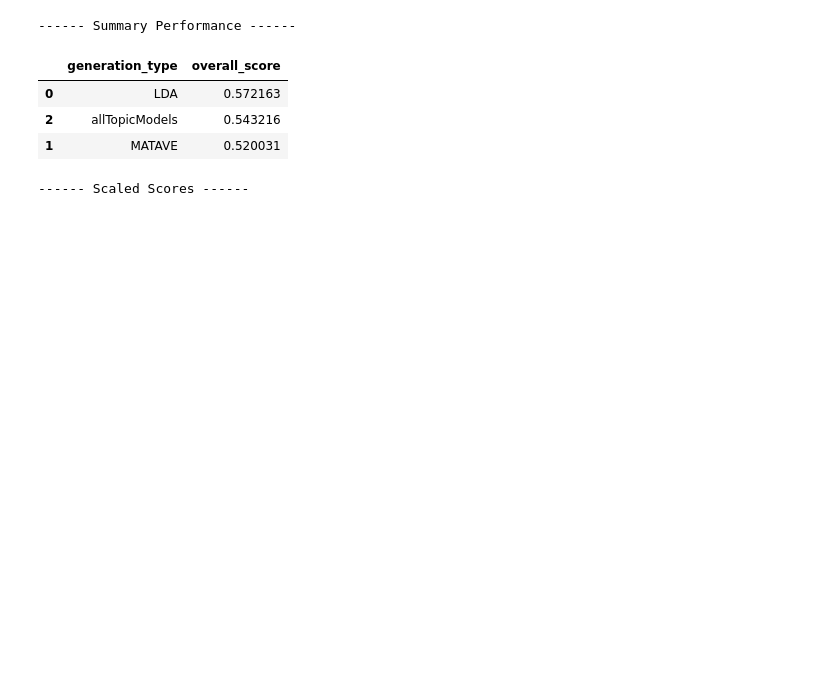
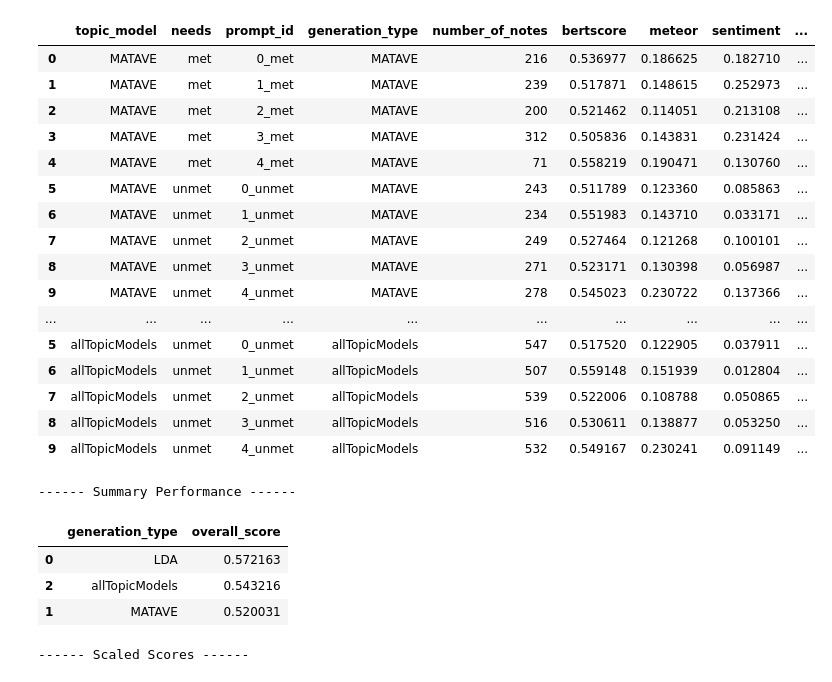
Before and after one commit to isabel-ronan/localSyntheticData, a Jupyter notebook: keyWordLdaMataveTest/individualMetrics.ipynb, the cells around one changed output. Cells and saved outputs as stored; diff of their text form; code cells hidden in the pictures; blank space fills up the shorter version.

```diff
--- a/keyWordLdaMataveTest/individualMetrics.ipynb
+++ b/keyWordLdaMataveTest/individualMetrics.ipynb
@@ -124,5 +156,25 @@ for generation_type, input_prompt_path, input_generated_data_dir in zip(generati
 # %%
 combined_df = pd.concat(all_dfs)
+# %%
+combined_df
+# %% [output]
+|  | topic_model | needs | prompt_id | generation_type | number_of_notes | bertscore | meteor | sentiment | ... |
+| 0 | MATAVE | met | 0_met | MATAVE | 216 | 0.536977 | 0.186625 | 0.182710 | ... |
+| 1 | MATAVE | met | 1_met | MATAVE | 239 | 0.517871 | 0.148615 | 0.252973 | ... |
+| 2 | MATAVE | met | 2_met | MATAVE | 200 | 0.521462 | 0.114051 | 0.213108 | ... |
+| 3 | MATAVE | met | 3_met | MATAVE | 312 | 0.505836 | 0.143831 | 0.231424 | ... |
+| 4 | MATAVE | met | 4_met | MATAVE | 71 | 0.558219 | 0.190471 | 0.130760 | ... |
+| 5 | MATAVE | unmet | 0_unmet | MATAVE | 243 | 0.511789 | 0.123360 | 0.085863 | ... |
+| 6 | MATAVE | unmet | 1_unmet | MATAVE | 234 | 0.551983 | 0.143710 | 0.033171 | ... |
+| 7 | MATAVE | unmet | 2_unmet | MATAVE | 249 | 0.527464 | 0.121268 | 0.100101 | ... |
+| 8 | MATAVE | unmet | 3_unmet | MATAVE | 271 | 0.523171 | 0.130398 | 0.056987 | ... |
+| 9 | MATAVE | unmet | 4_unmet | MATAVE | 278 | 0.545023 | 0.230722 | 0.137366 | ... |
+| ... | ... | ... | ... | ... | ... | ... | ... | ... | ... |
+| 5 | allTopicModels | unmet | 0_unmet | allTopicModels | 547 | 0.517520 | 0.122905 | 0.037911 | ... |
+| 6 | allTopicModels | unmet | 1_unmet | allTopicModels | 507 | 0.559148 | 0.151939 | 0.012804 | ... |
+| 7 | allTopicModels | unmet | 2_unmet | allTopicModels | 539 | 0.522006 | 0.108788 | 0.050865 | ... |
+| 8 | allTopicModels | unmet | 3_unmet | allTopicModels | 516 | 0.530611 | 0.138877 | 0.053250 | ... |
+| 9 | allTopicModels | unmet | 4_unmet | allTopicModels | 532 | 0.549167 | 0.230241 | 0.091149 | ... |
 # %%
 scaled_df = combined_df.copy()
 
```
Also changed, not shown: parts of 4 cells of this notebook, 20 other files.
